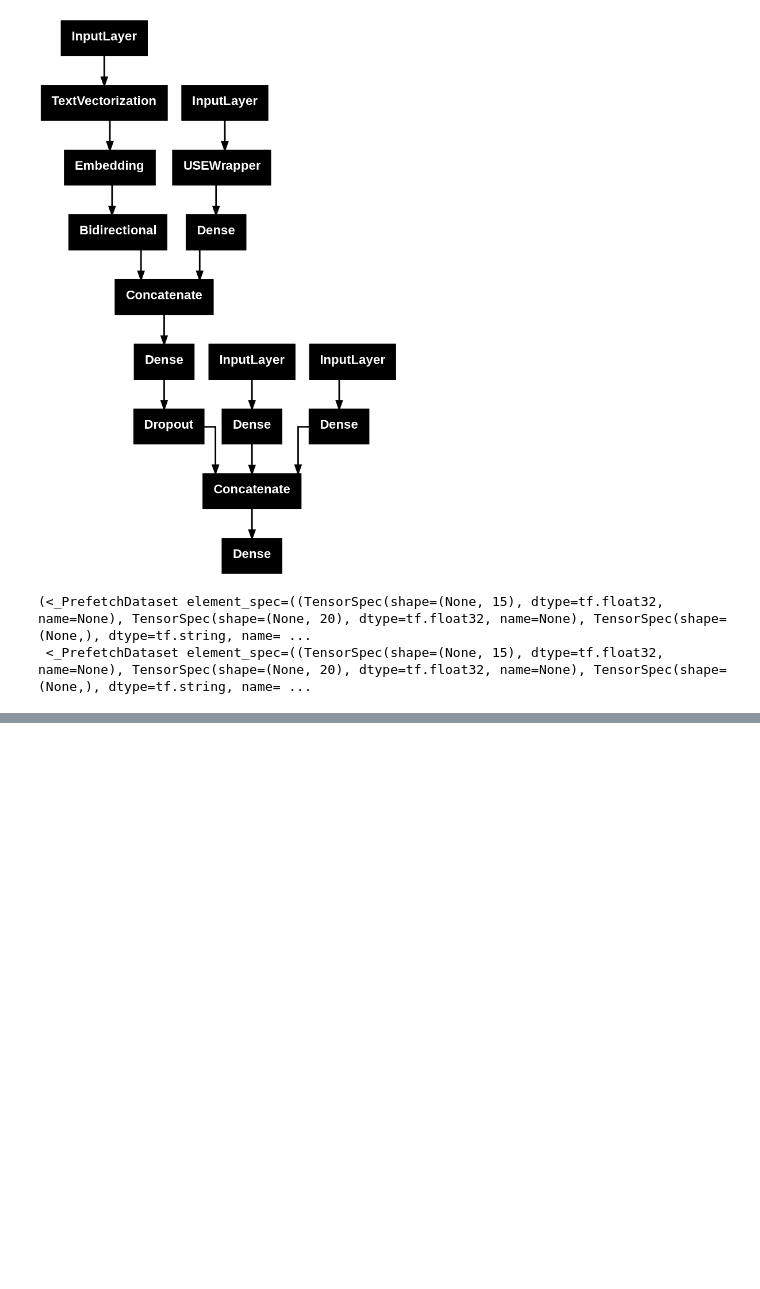
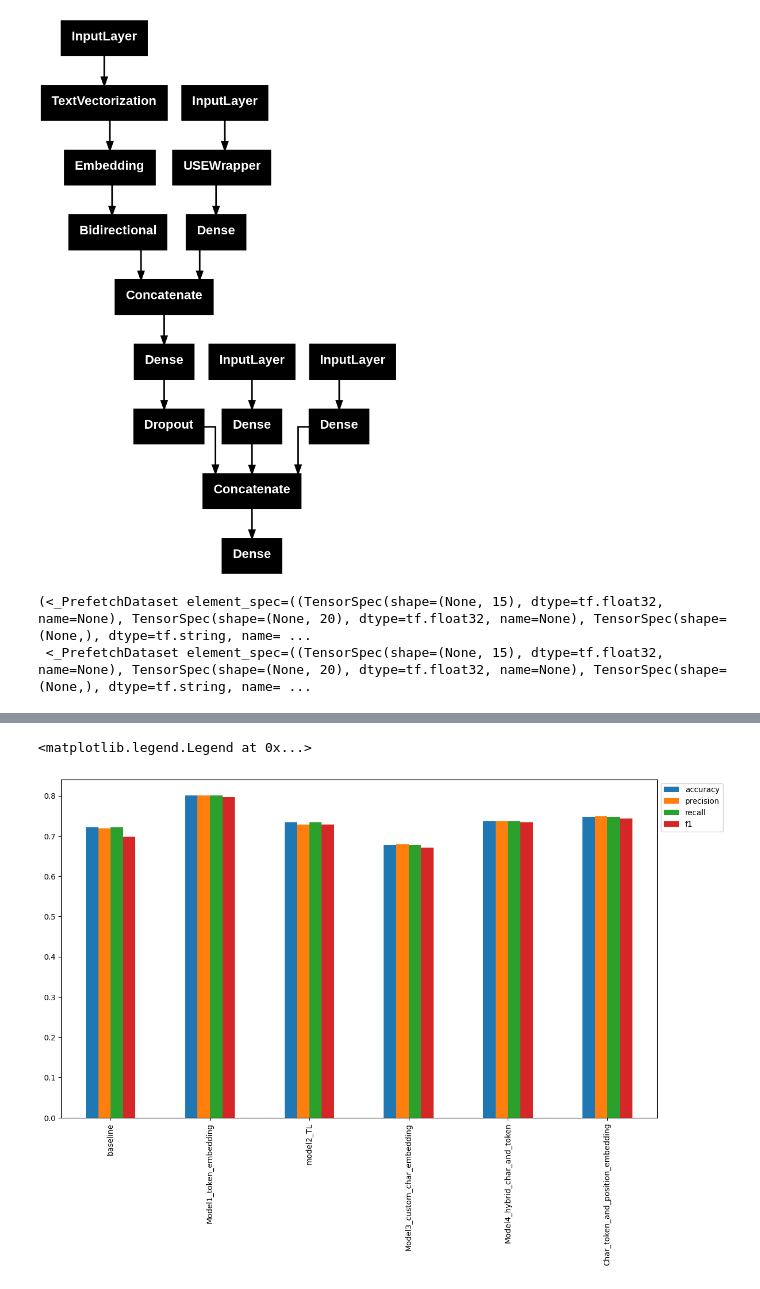
Before and after one commit to Prashanna-Raj-Pandit/MedNLPify-Chrome-Extension, a Jupyter notebook: SkimLit.ipynb, the cells around one changed output, grey strips where cells are left out. Drawn from its saved outputs; the diff is of its cells as text; code cells hidden in the pictures; blank space fills up the shorter version.

Commit message:
Added saving and loading model code

```diff
--- a/SkimLit.ipynb
+++ b/SkimLit.ipynb
@@ -953,4 +1012,4 @@ train_char_token_dataset, validation_char_token_dataset
 # %%
-# # calculate performance metrics
-# model_4_results=calculate_results(validation_labels,model_4_pred_classes)
-# model_4_results
+# calculate performance metrics
+model_4_results=calculate_results(validation_labels,model_4_pred_classes)
+model_4_results
@@ -1117,7 +1181,7 @@ import tensorflow as tf
 from tensorflow import keras
 from tensorflow.keras import layers
 import tensorflow_hub as hub
-
+@tf.keras.utils.register_keras_serializable()
 class USEWrapper(layers.Layer):
     def __init__(self, **kwargs):
         super(USEWrapper, self).__init__(**kwargs)
@@ -1157,7 +1221,7 @@ z=layers.Dropout(0.5)(z)
 z=layers.Concatenate(name="tokan_char_and_positional_embed")([line_number_model.output,total_lines_model.output, z])
 
 #7, create output layer
-output_layer=layers.Dense(5,activation="relu",name="output_layer")(z)
+output_layer=layers.Dense(5,activation="softmax",name="output_layer")(z)
 
 #8 put together model
 model_5=tf.keras.Model(inputs=[line_number_model.input,
@@ -1269,0 +1332,16 @@ model_5_results
+# %%
+#Compare models
+import pandas as pd
+
+all_models=pd.DataFrame({
+    "baseline": baseline_results,
+    "Model1_token_embedding": model_1_results,
+    "model2_TL":model_2_results,
+    "Model3_custom_char_embedding":model_3_results,
+    "Model4_hybrid_char_and_token":model_4_results,
+    "Char_token_and_position_embedding":model_5_results
+})
+# %%
+all_models=all_models.transpose()
+all_models["accuracy"]=all_models["accuracy"]/100
+all_models
@@ -1269,0 +1356,5 @@ model_5_results
+# %%
+all_models.plot(kind="bar",figsize=(14,8)).legend(bbox_to_anchor=(1.0,1.0))
+# %% [output]
+<matplotlib.legend.Legend at 0x...>
+[figure, added]
```
Also changed, not shown: parts of 19 cells of this notebook.
